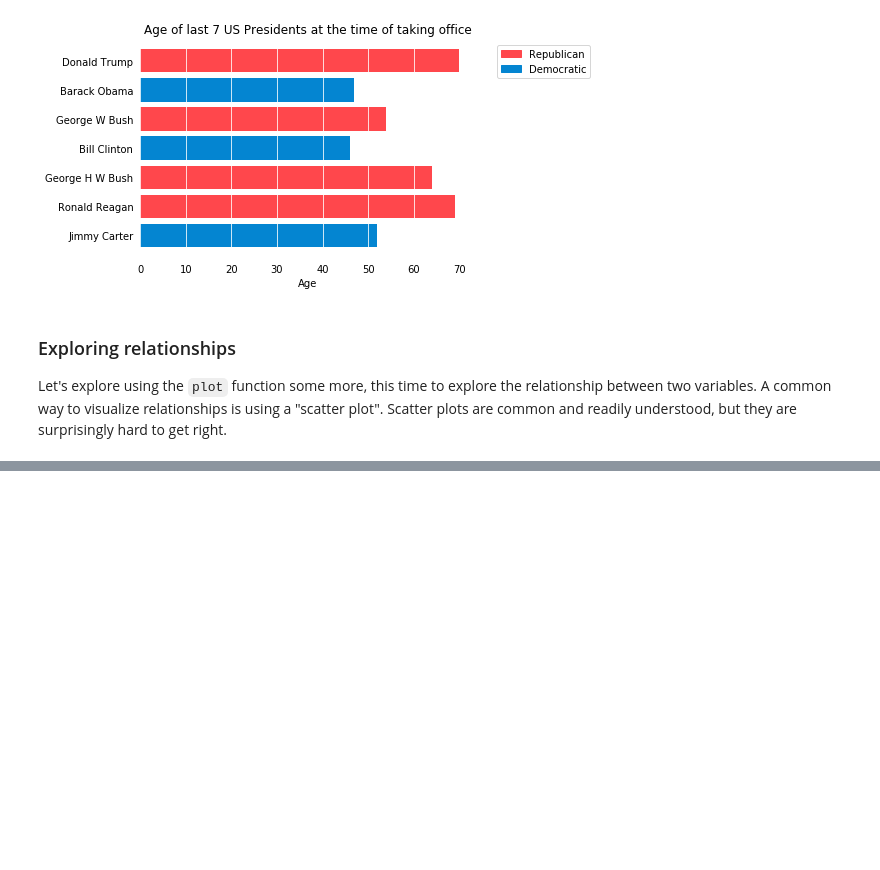
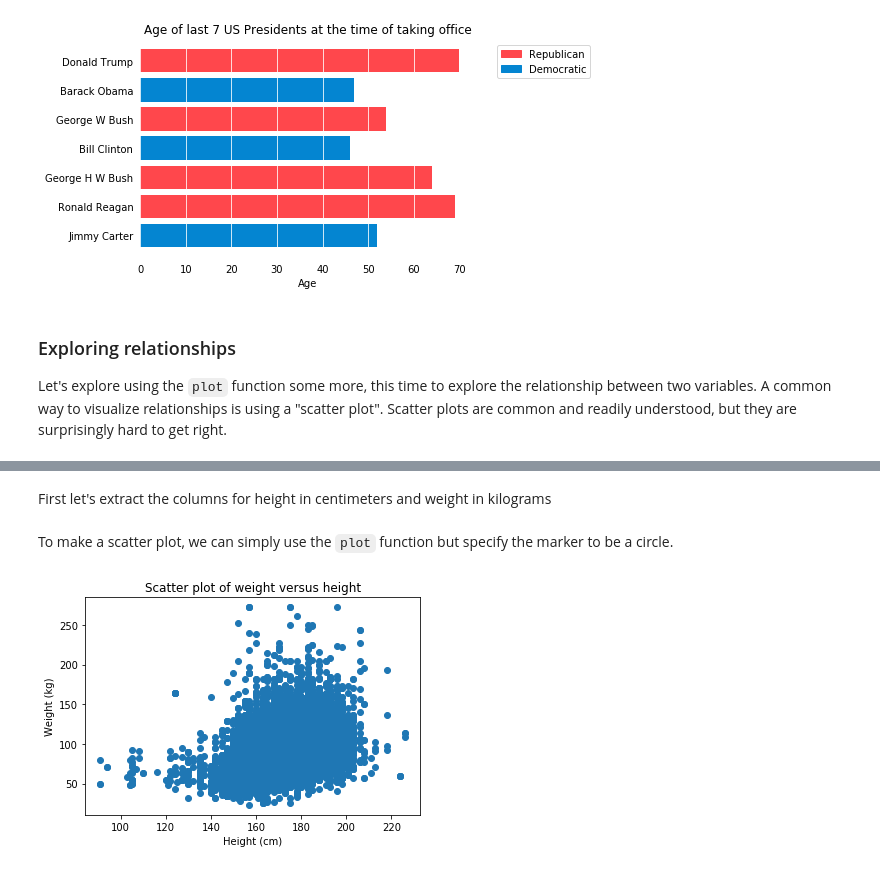
Before and after one commit to nishantsule/Data-Visualization-Workshop, a Jupyter notebook: Data-Viz-FundamentalsReview.ipynb, the cells around one changed output, grey strips where cells are left out. Drawn from its saved outputs; the diff is of its cells as text; code cells hidden in the pictures; blank space fills up the shorter version.

```diff
--- a/Data-Viz-FundamentalsReview.ipynb
+++ b/Data-Viz-FundamentalsReview.ipynb
@@ -381,0 +372,3 @@ brfss.hdf5          100%[===================>]   7.64M  28.4MB/s    in 0.3s
+# %%
+brfss = pd.read_hdf('brfss.hdf5', 'brfss')
+brfss.head()
@@ -381,0 +382,15 @@ brfss.hdf5          100%[===================>]   7.64M  28.4MB/s    in 0.3s
+# %% [markdown]
+First let's extract the columns for height in centimeters and weight in kilograms
+# %%
+height = brfss['HTM4']
+weight = brfss['WTKG3']
+# %% [markdown]
+To make a scatter plot, we can simply use the `plot` function but specify the marker to be a circle.
+# %%
+plt.plot(height, weight, marker='o', linestyle='')
+plt.xlabel('Height (cm)')
+plt.ylabel('Weight (kg)')
+plt.title('Scatter plot of weight versus height')
+plt.show()
+# %% [output]
+[figure, added]
```
Also changed, not shown: parts of 6 cells of this notebook, 1 other file.
